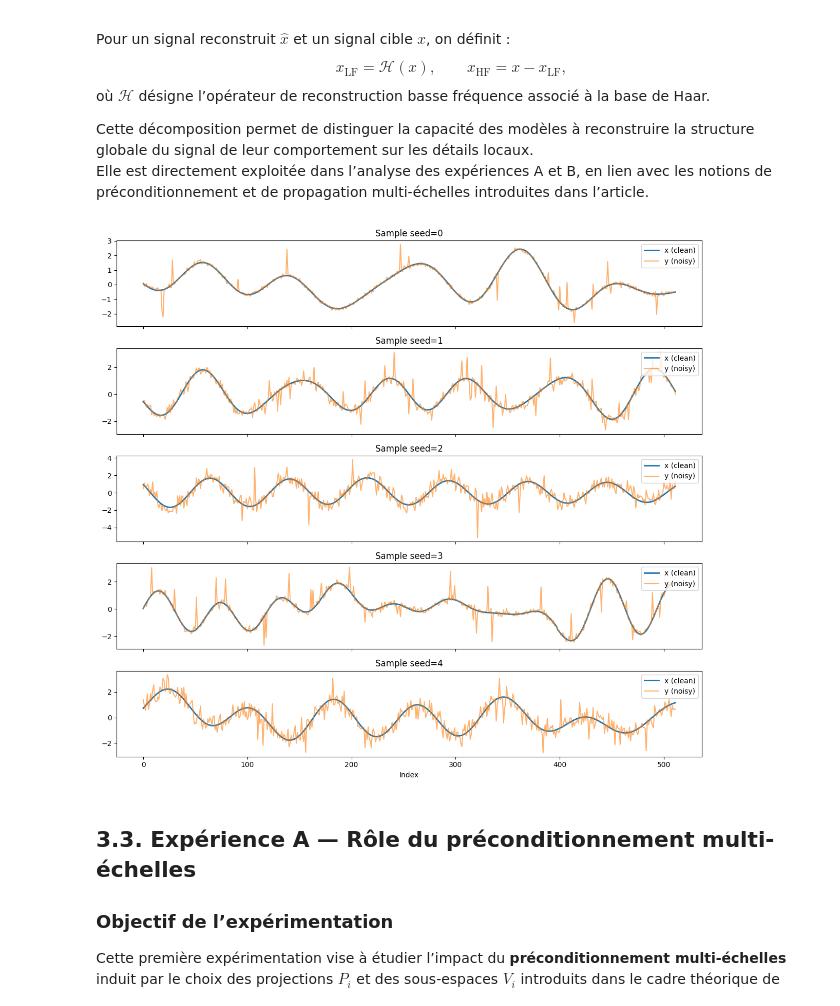
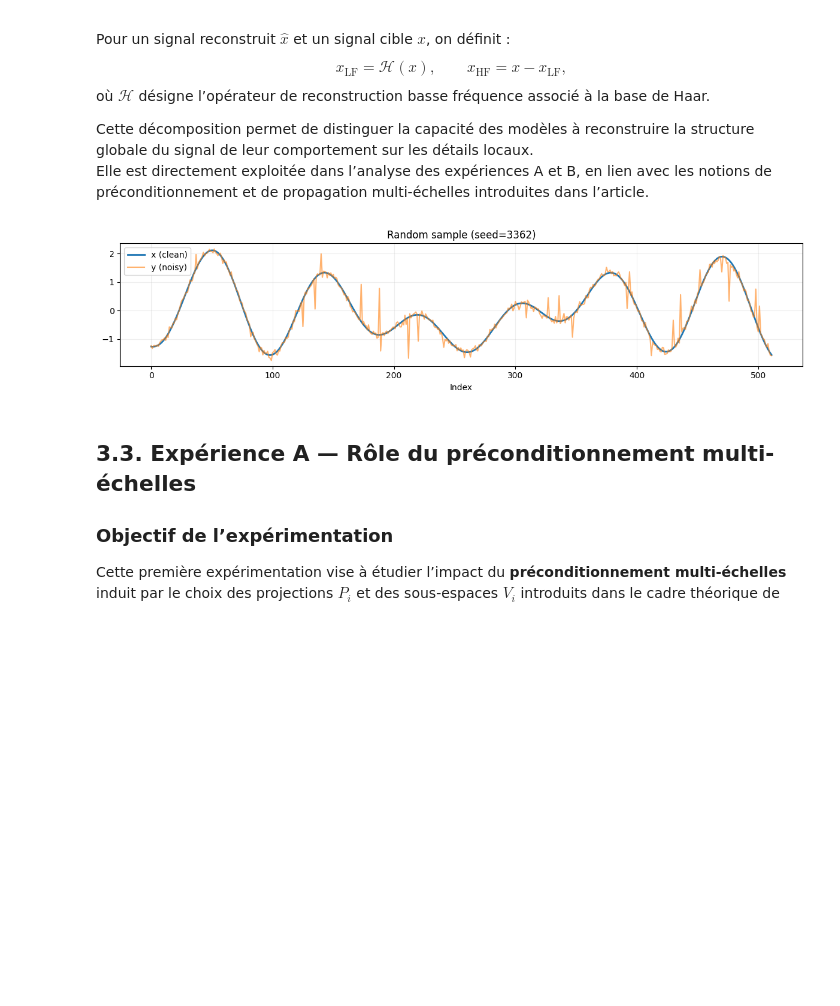
Before and after one commit to fntb/unified-unet, a Jupyter notebook: src/notebook.ipynb, the cells around one changed output. Drawn from its saved outputs; the diff is of its cells as text; code cells hidden in the pictures; blank space fills up the shorter version.

```diff
--- a/src/notebook.ipynb
+++ b/src/notebook.ipynb
@@ -246,31 +264,36 @@ où $\mathcal{H}$ désigne l’opérateur de reconstruction basse fréquence ass
 Cette décomposition permet de distinguer la capacité des modèles à reconstruire la structure globale du signal de leur comportement sur les détails locaux.
 Elle est directement exploitée dans l’analyse des expériences A et B, en lien avec les notions de préconditionnement et de propagation multi-échelles introduites dans l’article.
 # %%
-# Configuration des signaux synthétiques (référence commune)
+import random
+import matplotlib.pyplot as plt
+from src.data.signal_1d import Signal1DConfig, generate_pair
+
+# Configuration des signaux synthétiques
 cfg = Signal1DConfig(
     L=512,
     use_steps=True,
     use_spikes=True,
     do_standardize=True,
 )
 
-# Visualisation qualitative de quelques paires (x, y)
-n_samples = 5
-fig, axes = plt.subplots(n_samples, 1, figsize=(12, 2.2 * n_samples), sharex=True)
+# Seed aléatoire (pour reproductibilité, tu peux aussi la fixer)
+seed = random.randint(0, 10_000)
 
-for i in range(n_samples):
-    x_clean, y_noisy = generate_pair(cfg, seed=i)
-    ax = axes[i]
-    ax.plot(x_clean.numpy(), label="x (clean)", linewidth=2)
-    ax.plot(y_noisy.numpy(), label="y (noisy)", alpha=0.6)
-    ax.set_title(f"Sample seed={i}")
-    ax.legend(loc="upper right")
+# Génération d’un seul signal
+x_clean, y_noisy = generate_pair(cfg, seed=seed)
 
+# Plot
+plt.figure(figsize=(12, 3))
+plt.plot(x_clean.numpy(), label="x (clean)", linewidth=2)
+plt.plot(y_noisy.numpy(), label="y (noisy)", alpha=0.6)
+plt.title(f"Random sample (seed={seed})")
 plt.xlabel("Index")
+plt.legend()
+plt.grid(alpha=0.2)
 plt.tight_layout()
 plt.show()
 # %% [output]
-[figure, old version]
+[figure, new version]
 # %% [markdown]
 ## **3.3. Expérience A — Rôle du préconditionnement multi-échelles**
 ### **Objectif de l’expérimentation**
```
Also changed, not shown: parts of 56 cells of this notebook, 17 other files.
